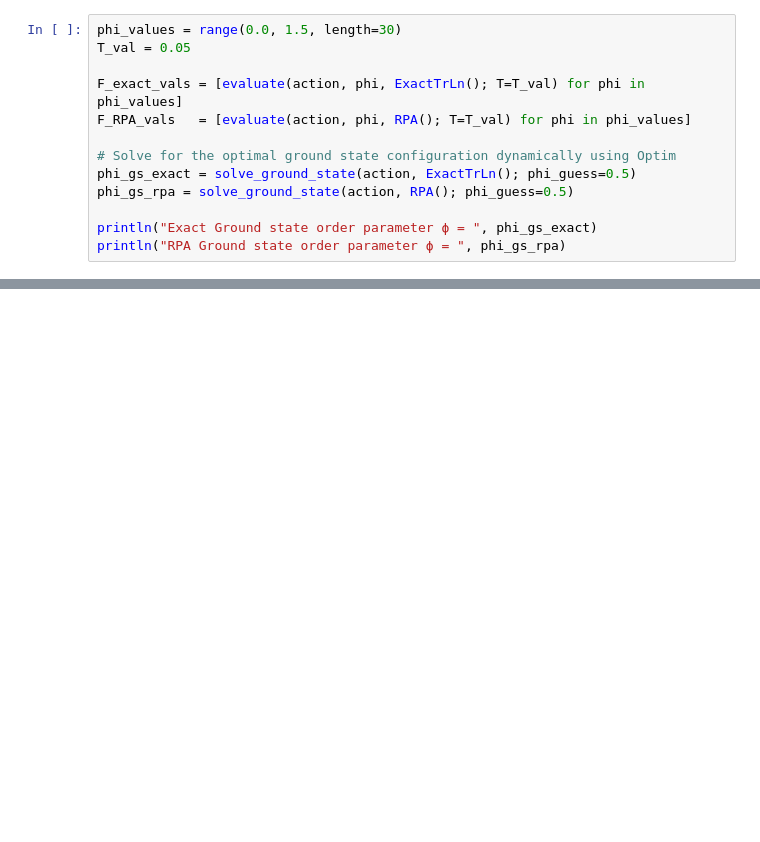
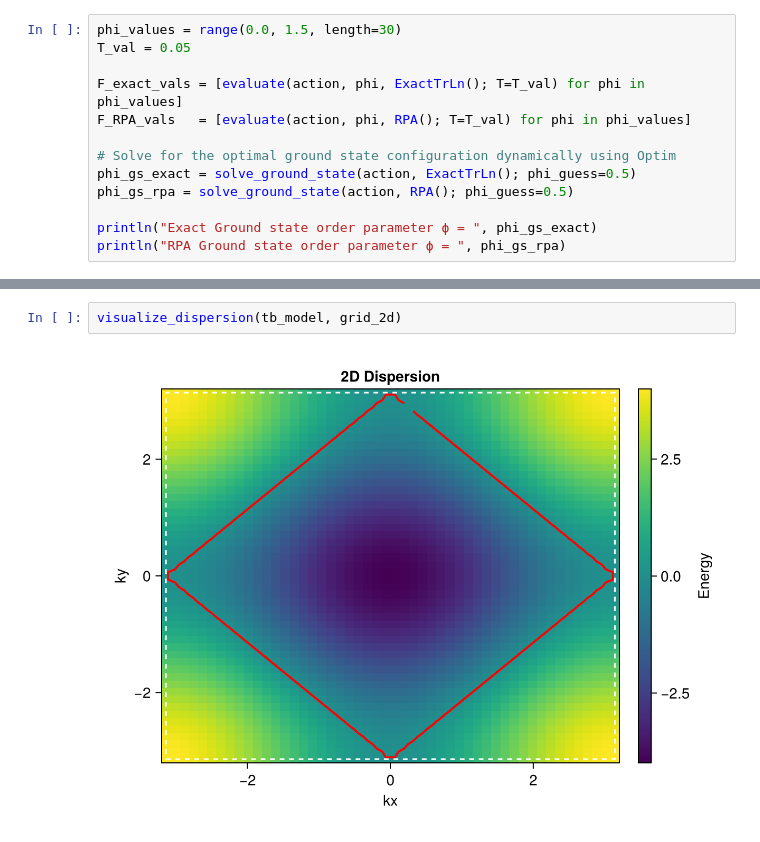
Before and after one commit to ymzhang0/Eliashberg, a Jupyter notebook: examples/ex1.ipynb, the cells around one changed output, grey strips where cells are left out. Drawn from its saved outputs; the diff is of its cells as text; blank space fills up the shorter version.

```diff
--- a/examples/ex1.ipynb
+++ b/examples/ex1.ipynb
@@ -48,0 +52,4 @@ Plot the action comparison and the 2D band structure utilizing the zero-boilerpl
+# %%
+visualize_dispersion(tb_model, grid_2d)
+# %% [output]
+[figure, added]
```
Also changed, not shown: parts of 20 cells of this notebook, 13 other files.
